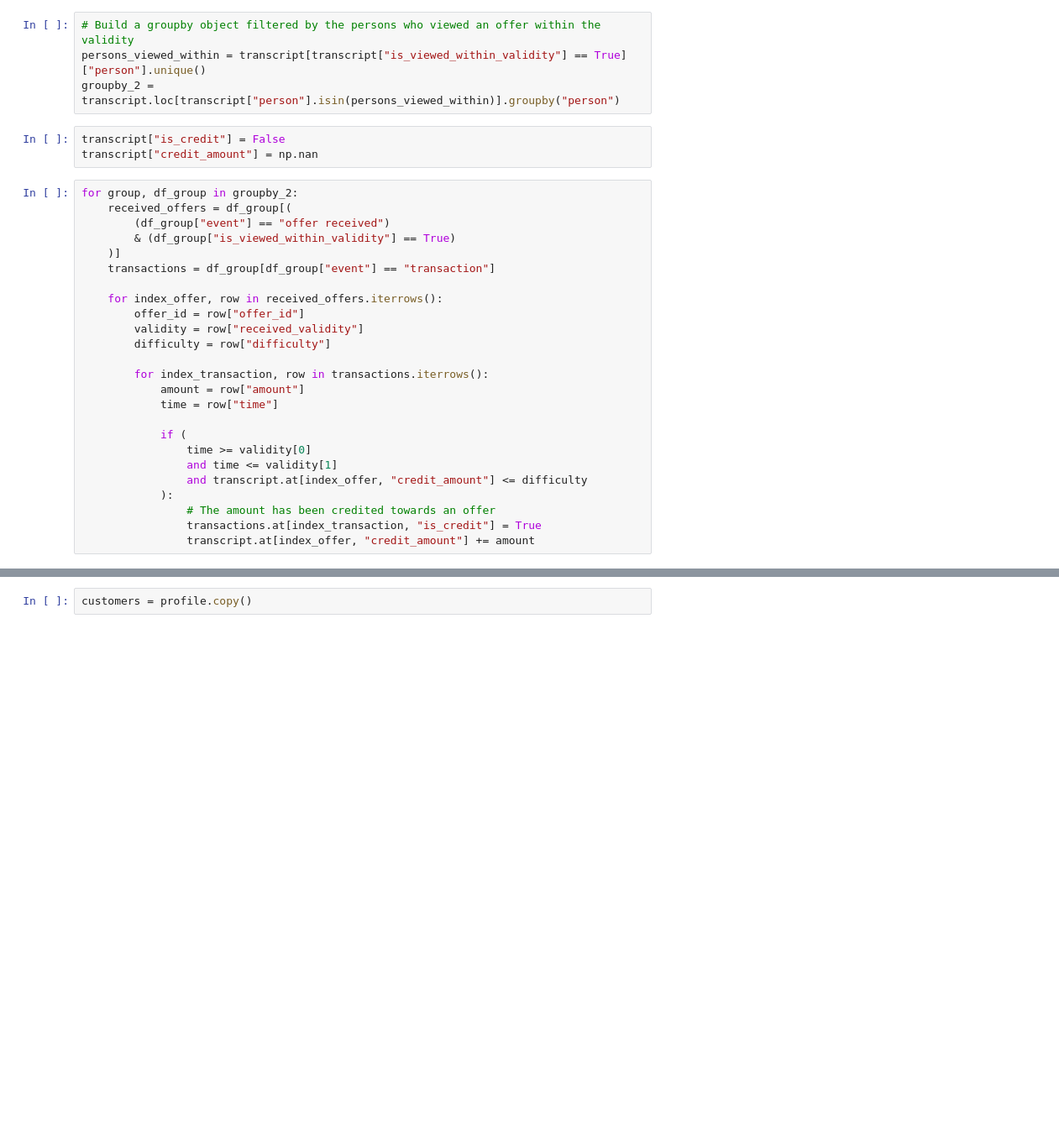
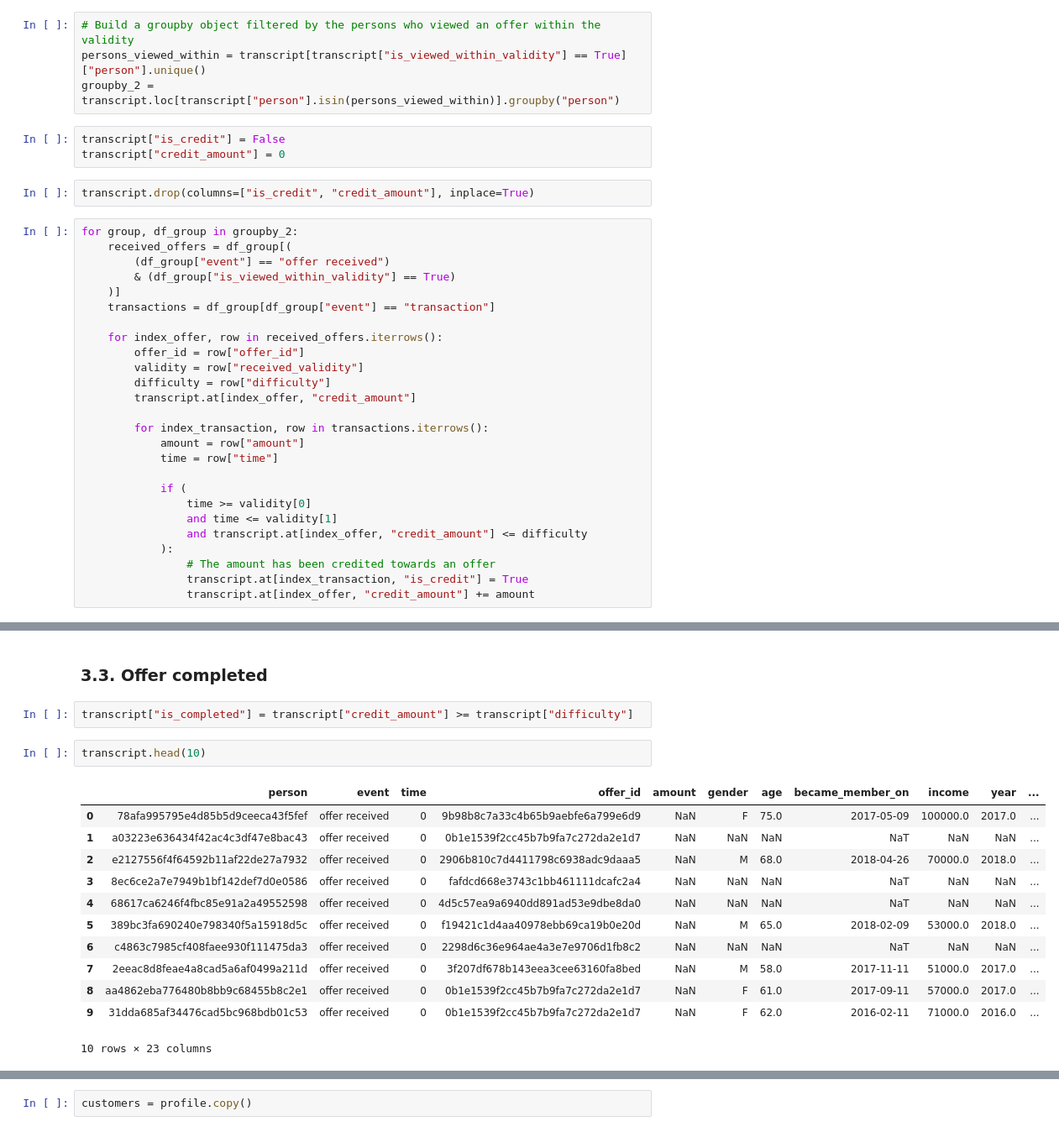
Before and after one commit to gabrieltempass/starbucks, a Jupyter notebook: starbucks.ipynb, the cells around one changed output, grey strips where cells are left out. Shown at 84% size. Saved outputs shown, nothing was run; the diff lists cells and outputs as text; blank space fills up the shorter version.

Commit message:
feat: Add offer credit amount

```diff
--- a/starbucks.ipynb
+++ b/starbucks.ipynb
@@ -608,7 +608,9 @@ persons_viewed_within = transcript[transcript["is_viewed_within_validity"] == Tr
 groupby_2 = transcript.loc[transcript["person"].isin(persons_viewed_within)].groupby("person")
 # %%
 transcript["is_credit"] = False
-transcript["credit_amount"] = np.nan
+transcript["credit_amount"] = 0
+# %%
+transcript.drop(columns=["is_credit", "credit_amount"], inplace=True)
 # %%
 for group, df_group in groupby_2:
     received_offers = df_group[(
@@ -621,6 +623,7 @@ for group, df_group in groupby_2:
         offer_id = row["offer_id"]
         validity = row["received_validity"]
         difficulty = row["difficulty"]
+        transcript.at[index_offer, "credit_amount"]
 
         for index_transaction, row in transactions.iterrows():
             amount = row["amount"]
@@ -632,5 +635,5 @@ for group, df_group in groupby_2:
                 and transcript.at[index_offer, "credit_amount"] <= difficulty
             ):
                 # The amount has been credited towards an offer
-                transactions.at[index_transaction, "is_credit"] = True
+                transcript.at[index_transaction, "is_credit"] = True
                 transcript.at[index_offer, "credit_amount"] += amount
@@ -658 +640,20 @@ transcript.head(50)
+# %% [markdown]
+### 3.3. Offer completed
+# %%
+transcript["is_completed"] = transcript["credit_amount"] >= transcript["difficulty"]
+# %%
+transcript.head(10)
+# %% [output]
+|  | person | event | time | offer_id | amount | gender | age | became_member_on | income | year | ... |
+| 0 | 78afa995795e4d85b5d9ceeca43f5fef | offer received | 0 | 9b98b8c7a33c4b65b9aebfe6a799e6d9 | NaN | F | 75.0 | 2017-05-09 | 100000.0 | 2017.0 | ... |
+| 1 | a03223e636434f42ac4c3df47e8bac43 | offer received | 0 | 0b1e1539f2cc45b7b9fa7c272da2e1d7 | NaN | NaN | NaN | NaT | NaN | NaN | ... |
+| 2 | e2127556f4f64592b11af22de27a7932 | offer received | 0 | 2906b810c7d4411798c6938adc9daaa5 | NaN | M | 68.0 | 2018-04-26 | 70000.0 | 2018.0 | ... |
+| 3 | 8ec6ce2a7e7949b1bf142def7d0e0586 | offer received | 0 | fafdcd668e3743c1bb461111dcafc2a4 | NaN | NaN | NaN | NaT | NaN | NaN | ... |
+| 4 | 68617ca6246f4fbc85e91a2a49552598 | offer received | 0 | 4d5c57ea9a6940dd891ad53e9dbe8da0 | NaN | NaN | NaN | NaT | NaN | NaN | ... |
+| 5 | 389bc3fa690240e798340f5a15918d5c | offer received | 0 | f19421c1d4aa40978ebb69ca19b0e20d | NaN | M | 65.0 | 2018-02-09 | 53000.0 | 2018.0 | ... |
+| 6 | c4863c7985cf408faee930f111475da3 | offer received | 0 | 2298d6c36e964ae4a3e7e9706d1fb8c2 | NaN | NaN | NaN | NaT | NaN | NaN | ... |
+| 7 | 2eeac8d8feae4a8cad5a6af0499a211d | offer received | 0 | 3f207df678b143eea3cee63160fa8bed | NaN | M | 58.0 | 2017-11-11 | 51000.0 | 2017.0 | ... |
+| 8 | aa4862eba776480b8bb9c68455b8c2e1 | offer received | 0 | 0b1e1539f2cc45b7b9fa7c272da2e1d7 | NaN | F | 61.0 | 2017-09-11 | 57000.0 | 2017.0 | ... |
+| 9 | 31dda685af34476cad5bc968bdb01c53 | offer received | 0 | 0b1e1539f2cc45b7b9fa7c272da2e1d7 | NaN | F | 62.0 | 2016-02-11 | 71000.0 | 2016.0 | ... |
+10 rows × 23 columns
 # %% [markdown]
```
Also changed, not shown: parts of 3 cells of this notebook.
